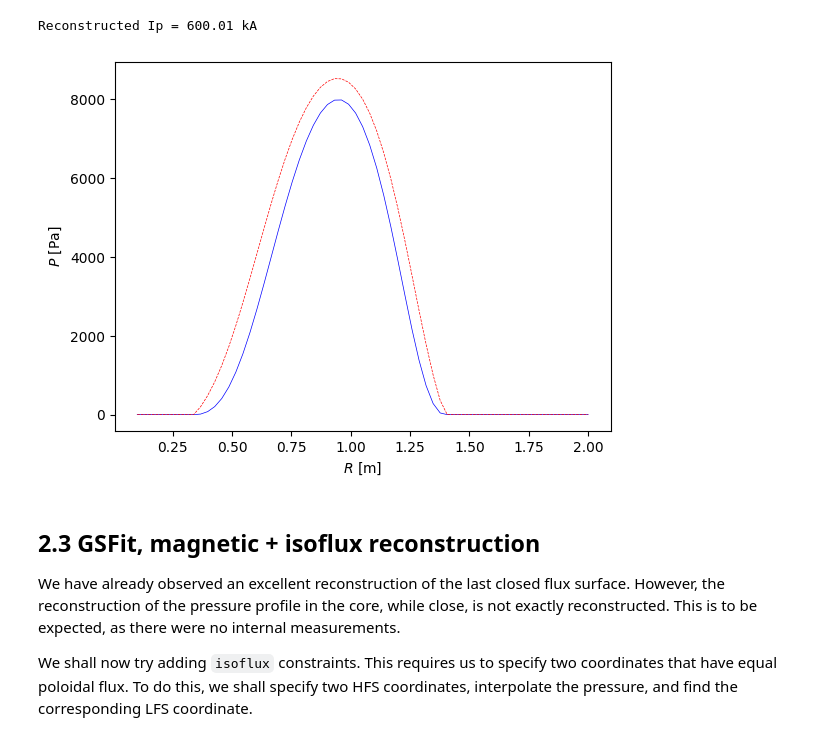
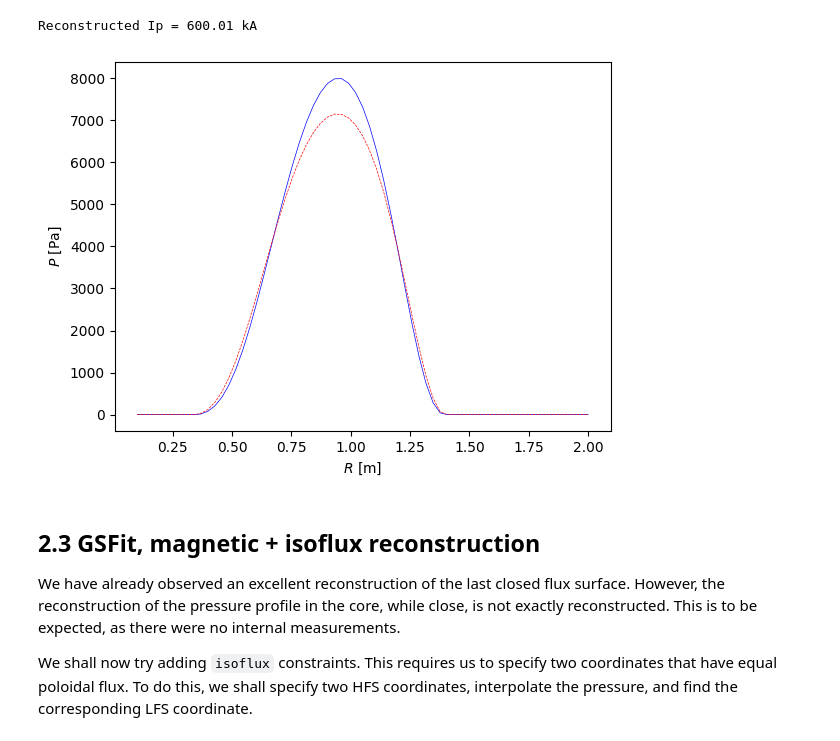
Before and after one commit to tokamak-energy/gsfit, a Jupyter notebook: examples/example_02__mastu__freegsnke_data.ipynb, the cells around one changed output. Saved outputs shown, nothing was run; the diff lists cells and outputs as text; code cells hidden in the pictures.

```diff
--- a/examples/example_02__mastu__freegsnke_data.ipynb
+++ b/examples/example_02__mastu__freegsnke_data.ipynb
@@ -335,25 +335,25 @@ assert np.abs(reconstructed_ip - 600e3) < 0.5e3
 # %% [output]
 Reconstructed Ip = 600.01 kA
 # %%
-def plot_pressure_along_mid_plane(freegsnke_eq, gsfit_controller):
+def plot_pressure_along_midplane(freegsnke_eq, gsfit_controller):
     # Calculate the pressure on the mid-plane, for FreeGSNKE
-    freegsnke_mid_plane_r = freegsnke_eq.R_1D
-    freegsnke_mid_plane_z = 0.0 * freegsnke_mid_plane_r
-    freegsnke_mid_plane_psi_n = freegsnke_eq.psiNRZ(freegsnke_mid_plane_r, freegsnke_mid_plane_z)
-    freegsnke_mid_plane_pressure = freegsnke_eq.pressure(freegsnke_mid_plane_psi_n)
+    freegsnke_midplane_r = freegsnke_eq.R_1D
+    freegsnke_midplane_z = 0.0 * freegsnke_midplane_r
+    freegsnke_midplane_psi_n = freegsnke_eq.psiNRZ(freegsnke_midplane_r, freegsnke_midplane_z)
+    freegsnke_midplane_pressure = freegsnke_eq.pressure(freegsnke_midplane_psi_n)
 
     # Calculate the pressure on the mid-plane, for GSFit
     plasma = gsfit_controller.plasma
-    gsfit_p_mid_plane = plasma.get_array2(["profiles", "mid_plane", "p"])
-    gsfit_r_mid_plane = plasma.get_array1(["profiles", "mid_plane", "r"])
+    gsfit_p_midplane = plasma.get_array2(["profiles_1d", "r_midplane", "p"])
+    gsfit_r_midplane = plasma.get_array1(["profiles_1d", "r_midplane", "r"])
 
     # Create figure
     plt.figure()
 
     # Plot the pressure on the mid-plane, for FreeGSNKE
     plt.plot(
-        freegsnke_mid_plane_r,
-        freegsnke_mid_plane_pressure,
+        freegsnke_midplane_r,
+        freegsnke_midplane_pressure,
         color="blue",
         label="FreeGSNKE",
         linewidth=0.5,
@@ -361,8 +361,8 @@ def plot_pressure_along_mid_plane(freegsnke_eq, gsfit_controller):
 
     # Plot the pressure on the mid-plane, for GSFit
     plt.plot(
-        gsfit_r_mid_plane,
-        gsfit_p_mid_plane[0, :],
+        gsfit_r_midplane,
+        gsfit_p_midplane[0, :],
         label="GSFit",
         color="red",
         linestyle="dashed",
@@ -371,9 +371,9 @@ def plot_pressure_along_mid_plane(freegsnke_eq, gsfit_controller):
     plt.gca().set_xlabel("$R$ [m]")
     plt.gca().set_ylabel("$P$ [Pa]")
 # %%
-plot_pressure_along_mid_plane(freegsnke_eq, gsfit_controller)
+plot_pressure_along_midplane(freegsnke_eq, gsfit_controller)
 # %% [output]
-[figure, old version]
+[figure, new version]
 # %% [markdown]
 ## 2.3 GSFit, magnetic + isoflux reconstruction
 We have already observed an excellent reconstruction of the last closed flux surface.
```
Also changed, not shown: parts of 9 cells of this notebook, 22 other files.
